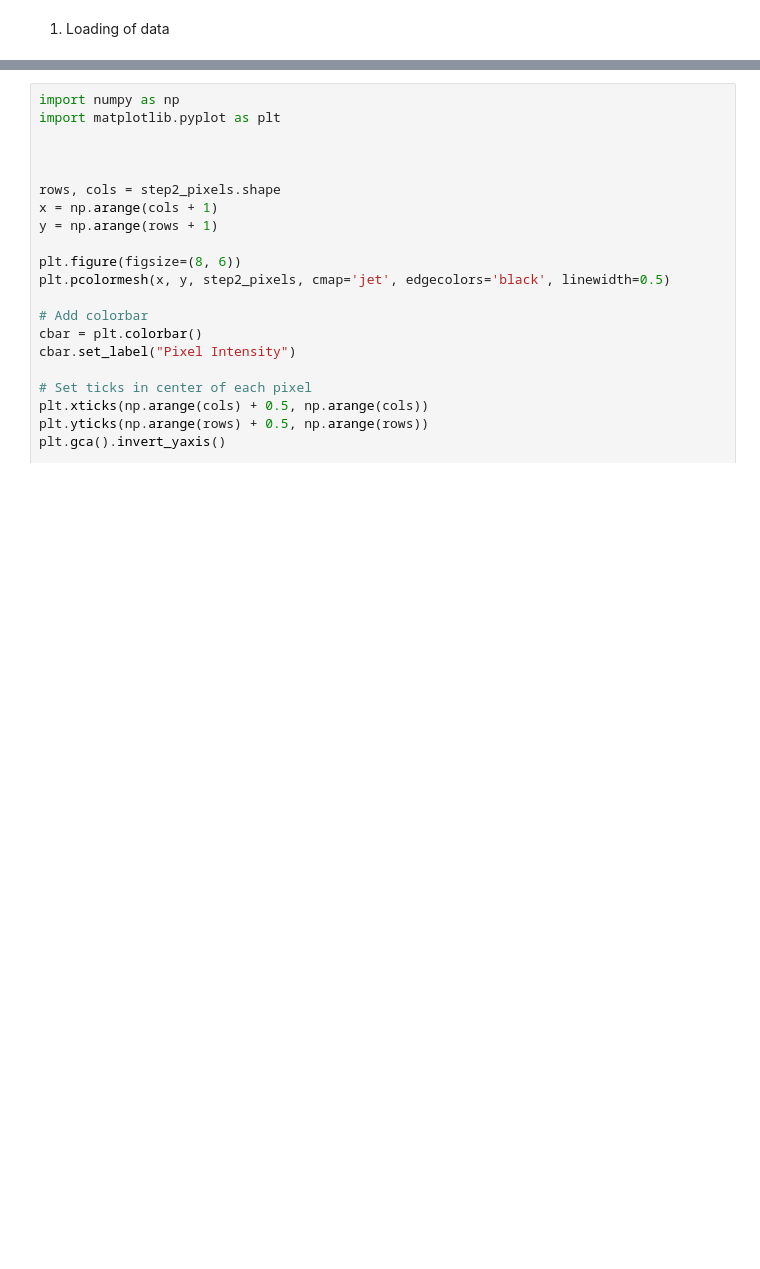
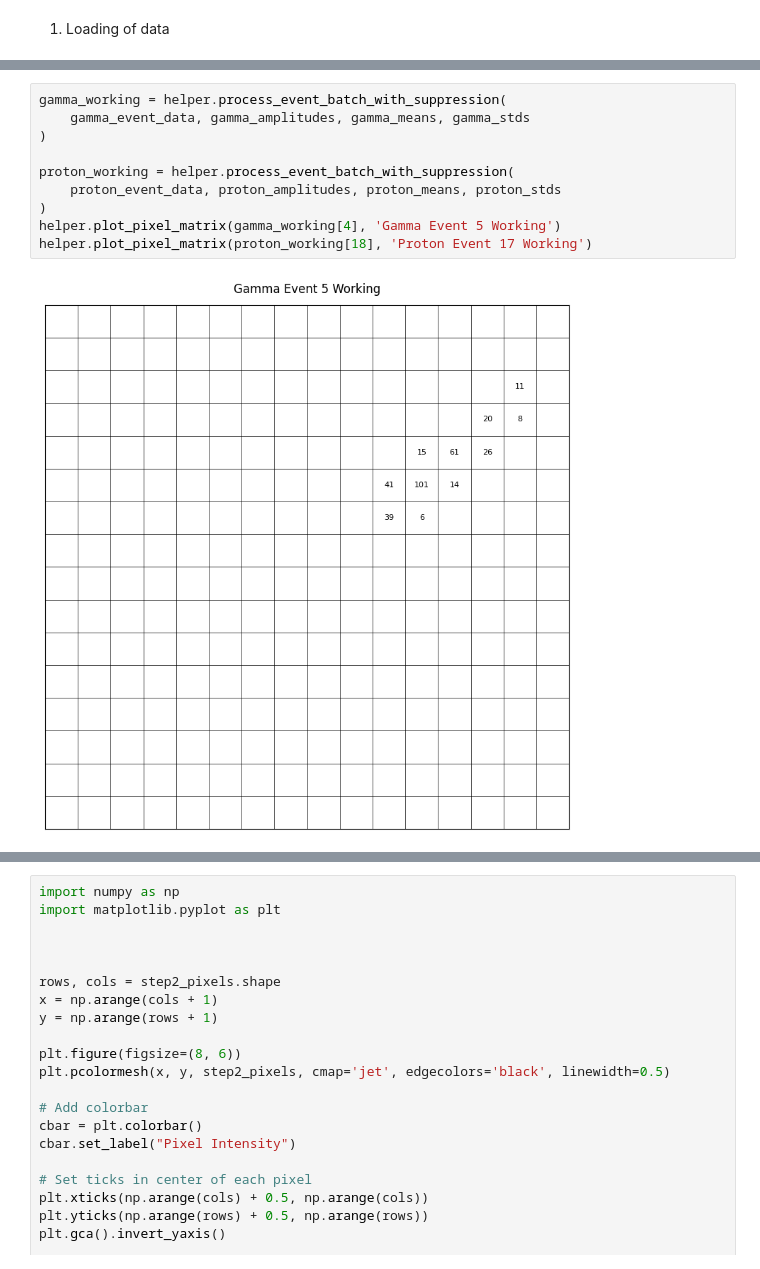
Before and after one commit to Abhimanyu5100/Gapd_camera_gamma_ray_detection, a Jupyter notebook: data_processing.ipynb, the cells around one changed output, grey strips where cells are left out. Saved outputs shown, nothing was run; the diff lists cells and outputs as text; blank space fills up the shorter version.

```diff
--- a/data_processing.ipynb
+++ b/data_processing.ipynb
@@ -425,0 +81,12 @@ print(mean, std, bt, pt)
+# %%
+gamma_working = helper.process_event_batch_with_suppression(
+    gamma_event_data, gamma_amplitudes, gamma_means, gamma_stds
+)
+
+proton_working = helper.process_event_batch_with_suppression(
+    proton_event_data, proton_amplitudes, proton_means, proton_stds
+)
+helper.plot_pixel_matrix(gamma_working[4], 'Gamma Event 5 Working')
+helper.plot_pixel_matrix(proton_working[18], 'Proton Event 17 Working')
+# %% [output]
+[figure, added]
```
Also changed, not shown: parts of 45 cells of this notebook, 2 other files.
